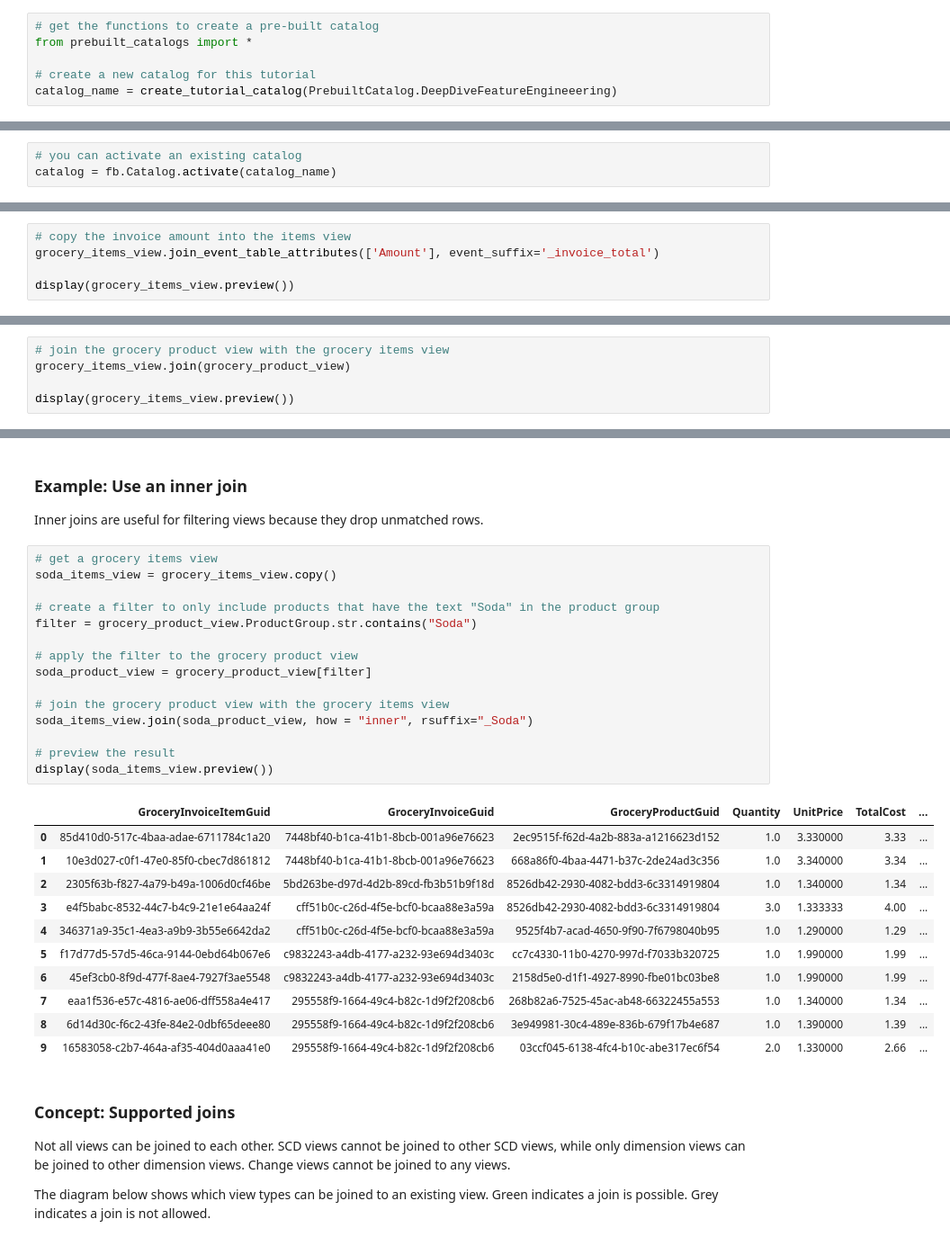
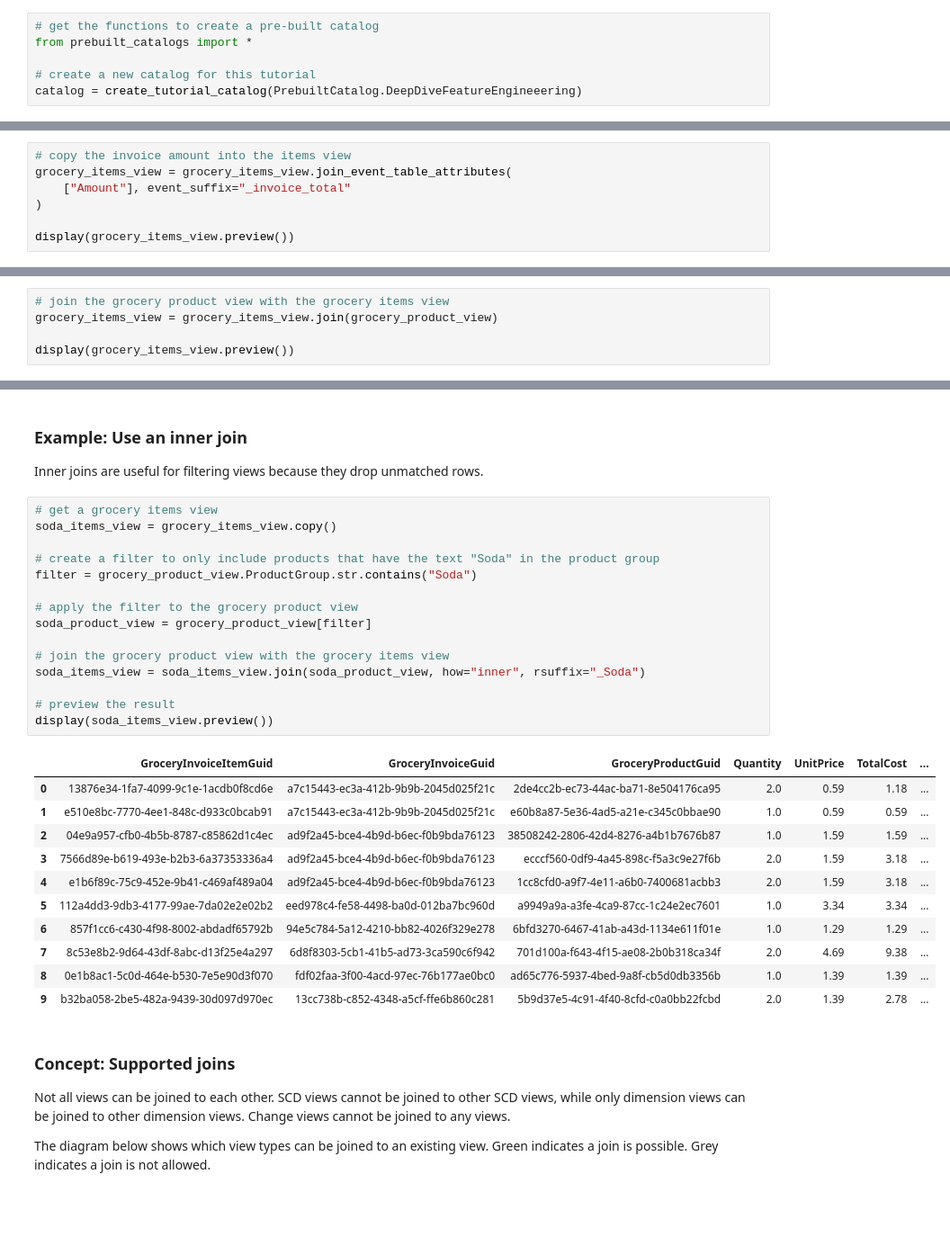
Before and after one commit to featurebyte/featurebyte-hosted-tutorials, a Jupyter notebook: tutorials/notebooks/deep dive feature engineering - final.ipynb, the cells around one changed output, grey strips where cells are left out. Shown at 90% size. Saved outputs shown, nothing was run; the diff lists cells and outputs as text; blank space fills up the shorter version.

```diff
--- a/tutorials/notebooks/deep dive feature engineering - final.ipynb
+++ b/tutorials/notebooks/deep dive feature engineering - final.ipynb
@@ -59,5 +66,5 @@ In a real-life project you would do data modeling, declaring the tables, entitie
 from prebuilt_catalogs import *
 
 # create a new catalog for this tutorial
-catalog_name = create_tutorial_catalog(PrebuiltCatalog.DeepDiveFeatureEngineeering)
+catalog = create_tutorial_catalog(PrebuiltCatalog.DeepDiveFeatureEngineeering)
 # %% [output]
@@ -75,6 +81,3 @@ Catalog created and pre-populated with data and features
-# %%
-# you can activate an existing catalog
-catalog = fb.Catalog.activate(catalog_name)
 # %% [markdown]
 ## Create Views of Tables within the Catalog
 
@@ -331,7 +400,9 @@ When an ItemView is created, the event_timestamp and the entities of the event d
 The preferred method to add columns from the event view is the join_event_data_attributes method.
 # %%
 # copy the invoice amount into the items view
-grocery_items_view.join_event_table_attributes(['Amount'], event_suffix='_invoice_total')
+grocery_items_view = grocery_items_view.join_event_table_attributes(
+    ["Amount"], event_suffix="_invoice_total"
+)
 
 display(grocery_items_view.preview())
 # %% [output]
@@ -374,6 +445,6 @@ Dimension view is joined to item view via the entities that they have in common.
 # %%
 # join the grocery product view with the grocery items view
-grocery_items_view.join(grocery_product_view)
+grocery_items_view = grocery_items_view.join(grocery_product_view)
 
 display(grocery_items_view.preview())
 # %% [output]
@@ -395,30 +466,30 @@ Inner joins are useful for filtering views because they drop unmatched rows.
 # %%
 # get a grocery items view
 soda_items_view = grocery_items_view.copy()
 
 # create a filter to only include products that have the text "Soda" in the product group
 filter = grocery_product_view.ProductGroup.str.contains("Soda")
 
 # apply the filter to the grocery product view
 soda_product_view = grocery_product_view[filter]
 
 # join the grocery product view with the grocery items view
-soda_items_view.join(soda_product_view, how = "inner", rsuffix="_Soda")
+soda_items_view = soda_items_view.join(soda_product_view, how="inner", rsuffix="_Soda")
 
 # preview the result
 display(soda_items_view.preview())
 # %% [output]
 |  | GroceryInvoiceItemGuid | GroceryInvoiceGuid | GroceryProductGuid | Quantity | UnitPrice | TotalCost | ... |
-| 0 | 85d410d0-517c-4baa-adae-6711784c1a20 | 7448bf40-b1ca-41b1-8bcb-001a96e76623 | 2ec9515f-f62d-4a2b-883a-a1216623d152 | 1.0 | 3.330000 | 3.33 | ... |
-| 1 | 10e3d027-c0f1-47e0-85f0-cbec7d861812 | 7448bf40-b1ca-41b1-8bcb-001a96e76623 | 668a86f0-4baa-4471-b37c-2de24ad3c356 | 1.0 | 3.340000 | 3.34 | ... |
-| 2 | 2305f63b-f827-4a79-b49a-1006d0cf46be | 5bd263be-d97d-4d2b-89cd-fb3b51b9f18d | 8526db42-2930-4082-bdd3-6c3314919804 | 1.0 | 1.340000 | 1.34 | ... |
-| 3 | e4f5babc-8532-44c7-b4c9-21e1e64aa24f | cff51b0c-c26d-4f5e-bcf0-bcaa88e3a59a | 8526db42-2930-4082-bdd3-6c3314919804 | 3.0 | 1.333333 | 4.00 | ... |
-| 4 | 346371a9-35c1-4ea3-a9b9-3b55e6642da2 | cff51b0c-c26d-4f5e-bcf0-bcaa88e3a59a | 9525f4b7-acad-4650-9f90-7f6798040b95 | 1.0 | 1.290000 | 1.29 | ... |
-| 5 | f17d77d5-57d5-46ca-9144-0ebd64b067e6 | c9832243-a4db-4177-a232-93e694d3403c | cc7c4330-11b0-4270-997d-f7033b320725 | 1.0 | 1.990000 | 1.99 | ... |
-| 6 | 45ef3cb0-8f9d-477f-8ae4-7927f3ae5548 | c9832243-a4db-4177-a232-93e694d3403c | 2158d5e0-d1f1-4927-8990-fbe01bc03be8 | 1.0 | 1.990000 | 1.99 | ... |
-| 7 | eaa1f536-e57c-4816-ae06-dff558a4e417 | 295558f9-1664-49c4-b82c-1d9f2f208cb6 | 268b82a6-7525-45ac-ab48-66322455a553 | 1.0 | 1.340000 | 1.34 | ... |
-| 8 | 6d14d30c-f6c2-43fe-84e2-0dbf65deee80 | 295558f9-1664-49c4-b82c-1d9f2f208cb6 | 3e949981-30c4-489e-836b-679f17b4e687 | 1.0 | 1.390000 | 1.39 | ... |
-| 9 | 16583058-c2b7-464a-af35-404d0aaa41e0 | 295558f9-1664-49c4-b82c-1d9f2f208cb6 | 03ccf045-6138-4fc4-b10c-abe317ec6f54 | 2.0 | 1.330000 | 2.66 | ... |
+| 0 | 13876e34-1fa7-4099-9c1e-1acdb0f8cd6e | a7c15443-ec3a-412b-9b9b-2045d025f21c | 2de4cc2b-ec73-44ac-ba71-8e504176ca95 | 2.0 | 0.59 | 1.18 | ... |
+| 1 | e510e8bc-7770-4ee1-848c-d933c0bcab91 | a7c15443-ec3a-412b-9b9b-2045d025f21c | e60b8a87-5e36-4ad5-a21e-c345c0bbae90 | 1.0 | 0.59 | 0.59 | ... |
+| 2 | 04e9a957-cfb0-4b5b-8787-c85862d1c4ec | ad9f2a45-bce4-4b9d-b6ec-f0b9bda76123 | 38508242-2806-42d4-8276-a4b1b7676b87 | 1.0 | 1.59 | 1.59 | ... |
+| 3 | 7566d89e-b619-493e-b2b3-6a37353336a4 | ad9f2a45-bce4-4b9d-b6ec-f0b9bda76123 | ecccf560-0df9-4a45-898c-f5a3c9e27f6b | 2.0 | 1.59 | 3.18 | ... |
+| 4 | e1b6f89c-75c9-452e-9b41-c469af489a04 | ad9f2a45-bce4-4b9d-b6ec-f0b9bda76123 | 1cc8cfd0-a9f7-4e11-a6b0-7400681acbb3 | 2.0 | 1.59 | 3.18 | ... |
+| 5 | 112a4dd3-9db3-4177-99ae-7da02e2e02b2 | eed978c4-fe58-4498-ba0d-012ba7bc960d | a9949a9a-a3fe-4ca9-87cc-1c24e2ec7601 | 1.0 | 3.34 | 3.34 | ... |
+| 6 | 857f1cc6-c430-4f98-8002-abdadf65792b | 94e5c784-5a12-4210-bb82-4026f329e278 | 6bfd3270-6467-41ab-a43d-1134e611f01e | 1.0 | 1.29 | 1.29 | ... |
+| 7 | 8c53e8b2-9d64-43df-8abc-d13f25e4a297 | 6d8f8303-5cb1-41b5-ad73-3ca590c6f942 | 701d100a-f643-4f15-ae08-2b0b318ca34f | 2.0 | 4.69 | 9.38 | ... |
+| 8 | 0e1b8ac1-5c0d-464e-b530-7e5e90d3f070 | fdf02faa-3f00-4acd-97ec-76b177ae0bc0 | ad65c776-5937-4bed-9a8f-cb5d0db3356b | 1.0 | 1.39 | 1.39 | ... |
+| 9 | b32ba058-2be5-482a-9439-30d097d970ec | 13cc738b-c852-4348-a5cf-ffe6b860c281 | 5b9d37e5-4c91-4f40-8cfd-c0a0bb22fcbd | 2.0 | 1.39 | 2.78 | ... |
 # %% [markdown]
 ### Concept: Supported joins
 
```
Also changed, not shown: parts of 83 cells of this notebook, 12 other files.
